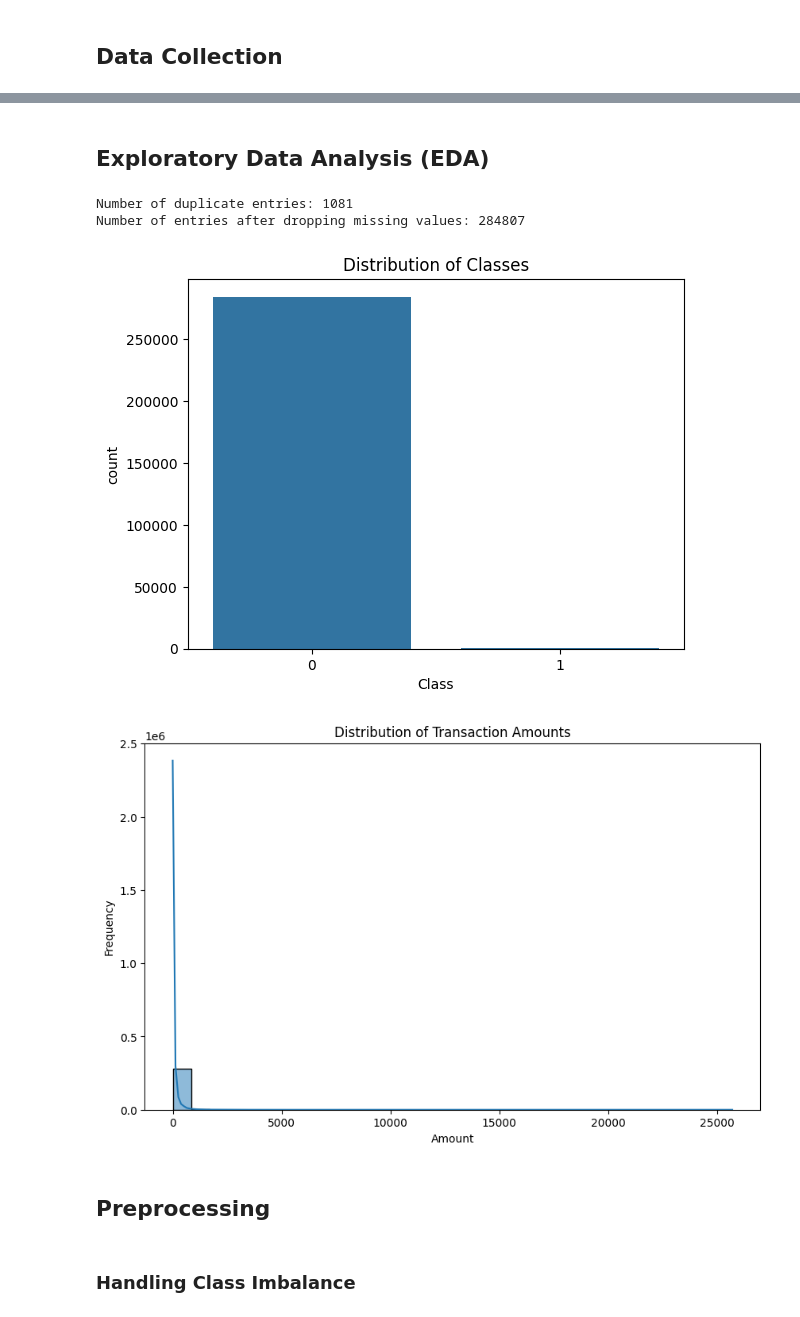
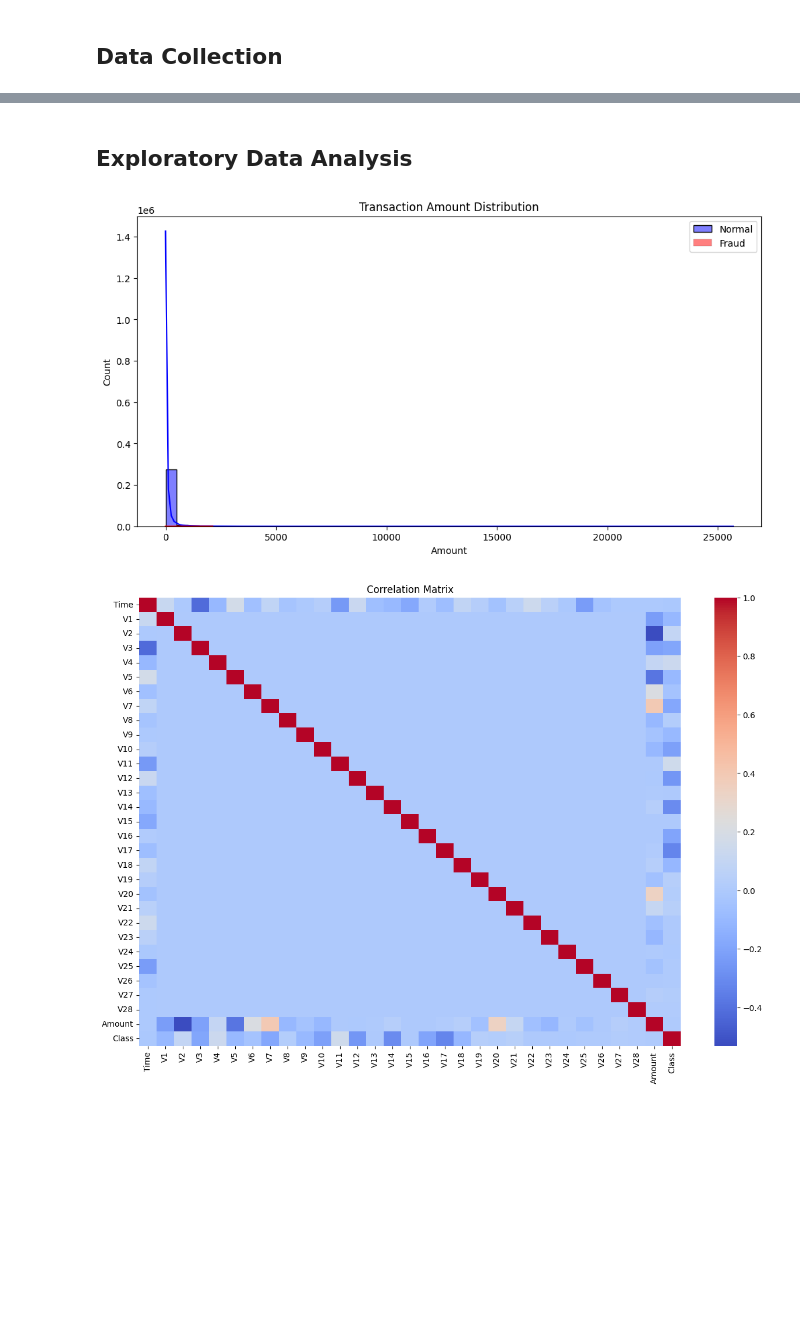
Before and after one commit to JayPant/CODSOFT, a Jupyter notebook: Task-5/credit_card_fraud_detection.ipynb, the cells around one changed output, grey strips where cells are left out. Drawn from its saved outputs; the diff is of its cells as text; code cells hidden in the pictures; blank space fills up the shorter version.

```diff
--- a/Task-5/credit_card_fraud_detection.ipynb
+++ b/Task-5/credit_card_fraud_detection.ipynb
@@ -23,0 +9,9 @@ data.head()
+# %%
+import pandas as pd
+
+# Load the dataset
+file_path = r"C:\Users\jaypa\Desktop\CODSOFT\creditcard.csv"
+file = pd.read_csv(file_path)
+
+# Display the first few rows of the dataset
+file.head(10)
@@ -24,33 +70,2 @@ data.head()
 # %% [markdown]
-## Exploratory Data Analysis (EDA)
+## Exploratory Data Analysis
-# %%
-# Exploratory Data Analysis (EDA)
-import matplotlib.pyplot as plt
-import seaborn as sns
-
-# Checking for duplicate entries
-print("Number of duplicate entries:", data.duplicated().sum())
-
-# Handling missing values
-data.dropna(inplace=True)
-print("Number of entries after dropping missing values:", data.shape[0])
-
-# Visualizing the distribution of the target variable
-sns.countplot(x='Class', data=data)
-plt.title('Distribution of Classes')
-plt.show()
-
-# Visualizing the distribution of transaction amounts
-plt.figure(figsize=(10, 6))
-sns.histplot(data['Amount'], bins=30, kde=True)
-plt.title('Distribution of Transaction Amounts')
-plt.xlabel('Amount')
-plt.ylabel('Frequency')
-plt.show()
-# %% [output]
-Number of duplicate entries: 1081
-Number of entries after dropping missing values: 284807
-[figure, removed]
-[figure, removed]
-# %% [markdown]
-## Preprocessing
@@ -62,3 +72,22 @@ from sklearn.preprocessing import StandardScaler
-# %% [markdown]
-### Handling Class Imbalance
+# %%
+import seaborn as sns
+import matplotlib.pyplot as plt
+
+# Visualize the distribution of the 'Amount' feature for normal and fraudulent transactions
+plt.figure(figsize=(12, 6))
+sns.histplot(normal['Amount'], bins=50, kde=True, color='blue', label='Normal')
+sns.histplot(fraud['Amount'], bins=50, kde=True, color='red', label='Fraud')
+plt.legend()
+plt.title('Transaction Amount Distribution')
+plt.show()
+
+# Visualize the correlation matrix
+plt.figure(figsize=(15, 10))
+correlation_matrix = file.corr()
+sns.heatmap(correlation_matrix, annot=False, cmap='coolwarm')
+plt.title('Correlation Matrix')
+plt.show()
+# %% [output]
+[figure, added]
+[figure, added]
 # %% [markdown]
```
Also changed, not shown: parts of 10 cells of this notebook, 2 other files.
